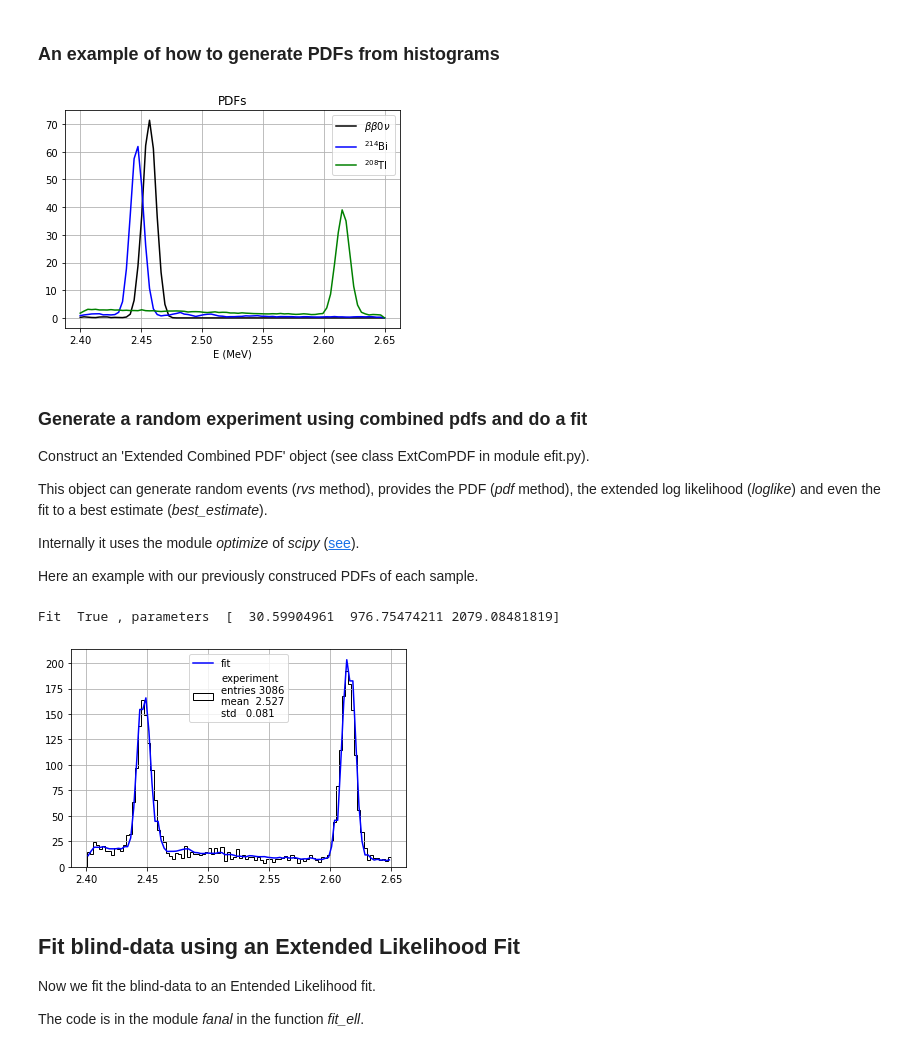
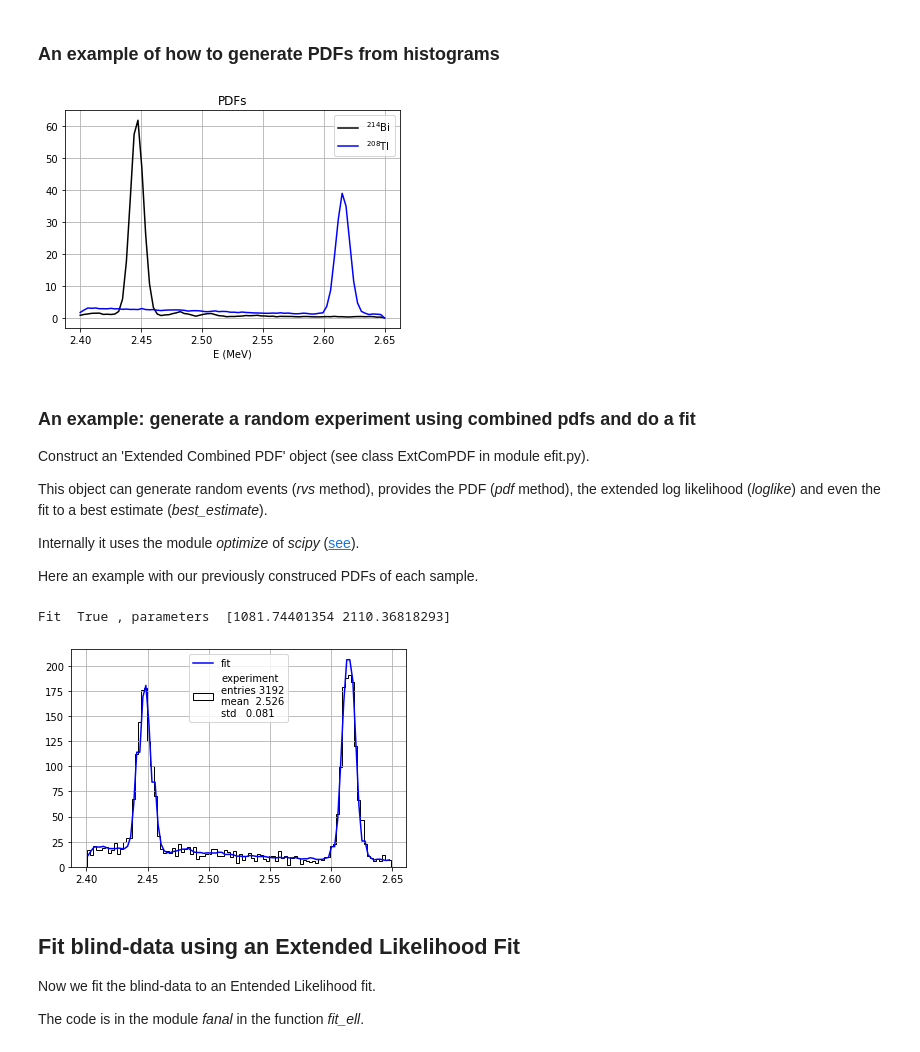
Before and after one commit to jahernando/USC-Fanal, a Jupyter notebook: NB/guide/fanal_bkg.ipynb, the cells around one changed output. Cells and saved outputs as stored; diff of their text form; code cells hidden in the pictures.

```diff
--- a/NB/guide/fanal_bkg.ipynb
+++ b/NB/guide/fanal_bkg.ipynb
@@ -140,9 +140,9 @@ Data path and filename :  /Users/hernando/docencia/master/Fisica_Particulas/USC-
 # %% [markdown]
 ### Utilities
 # %%
-samples  = ['bb0nu', 'Bi', 'Tl']
-ssamples = [r'$\beta\beta0\nu$', r'$^{214}$Bi', r'$^{208}$Tl']
-mcs      = [mcbb, mcbi, mctl]
+samples  = ['Bi', 'Tl']
+ssamples = [r'$^{214}$Bi', r'$^{208}$Tl']
+mcs      = [mcbi, mctl]
 # %%
 erange     = (2.4, 2.65)
 evar       = 'E'
@@ -195,3 +195,6 @@ for mc in mcs:
     # (use of the symbol '~' to get the complementary)
     sel = ~ut.selection(mc, blindvar, blindrange)
     mcs_blind.append(mc[sel])
+
+for i, sample in enumerate(samples):
+    print('len ', sample, len(mcs[i]), len(mcs_blind[i]))
@@ -203,0 +204,3 @@ plt_energy(mcs_blind[2], 'blind-MC-Tl')
+# %%
+for i, sample in enumerate(samples):
+    plt_energy(mcs_blind[i], 'blind-MC-'+sample)
@@ -206,23 +212,23 @@ plt_energy(mcs_blind[2], 'blind-MC-Tl')
 # %%
 bins = 80
 # generate the PDFs of the mcsblind DFs making histograms
 pdfs = []
 varname  = 'E'
 varrange = erange
-for mc in mcs_blind[:]:
+for mc in mcs_blind:
     histo = np.histogram(mc[varname], bins, range = varrange);
     pdf = stats.rv_histogram( histo )
     pdfs.append(pdf)
 
 xs   = np.linspace(*varrange, bins)
 for i, pdf in enumerate(pdfs):
     plt.plot(xs, pdf.pdf(xs), label = ssamples[i])
 plt.grid(); plt.legend();
 plt.xlabel('E (MeV)'); plt.title('PDFs');
 # %% [output]
-[figure, old version]
+[figure, new version]
 # %% [markdown]
-### Generate a random experiment using combined pdfs and do a fit
+### An example: generate a random experiment using combined pdfs and do a fit
 
 Construct an 'Extended Combined PDF' object (see class ExtComPDF in module efit.py).
 
@@ -233,7 +239,7 @@ Internally it uses the module *optimize* of *scipy* ([see](https://docs.scipy.or
 Here an example with our previously construced PDFs of each sample.
 # %%
 ## generate the combined PDF
-ns  = (10., 1000., 2000.) # number of events of each sample
+ns  = (1000., 2000.) # number of events of each sample
 ell = efit.ExtComPDF(pdfs, *ns)
 
 # generate a random experiment
@@ -254,8 +260,8 @@ pdf     = ell.pdf # access to the pdf function inside the composite-PDF object
 plt.plot(centers, scale * pdf(centers, *ns_est), label = 'fit')
 plt.legend();
 # %% [output]
-Fit  True , parameters  [  30.59904961  976.75474211 2079.08481819]
+Fit  True , parameters  [1081.74401354 2110.36818293]
-[figure, old version]
+[figure, new version]
 # %% [markdown]
 ## Fit blind-data using an Extended Likelihood Fit
 
```
Also changed, not shown: parts of 15 cells of this notebook, 4 other files.
